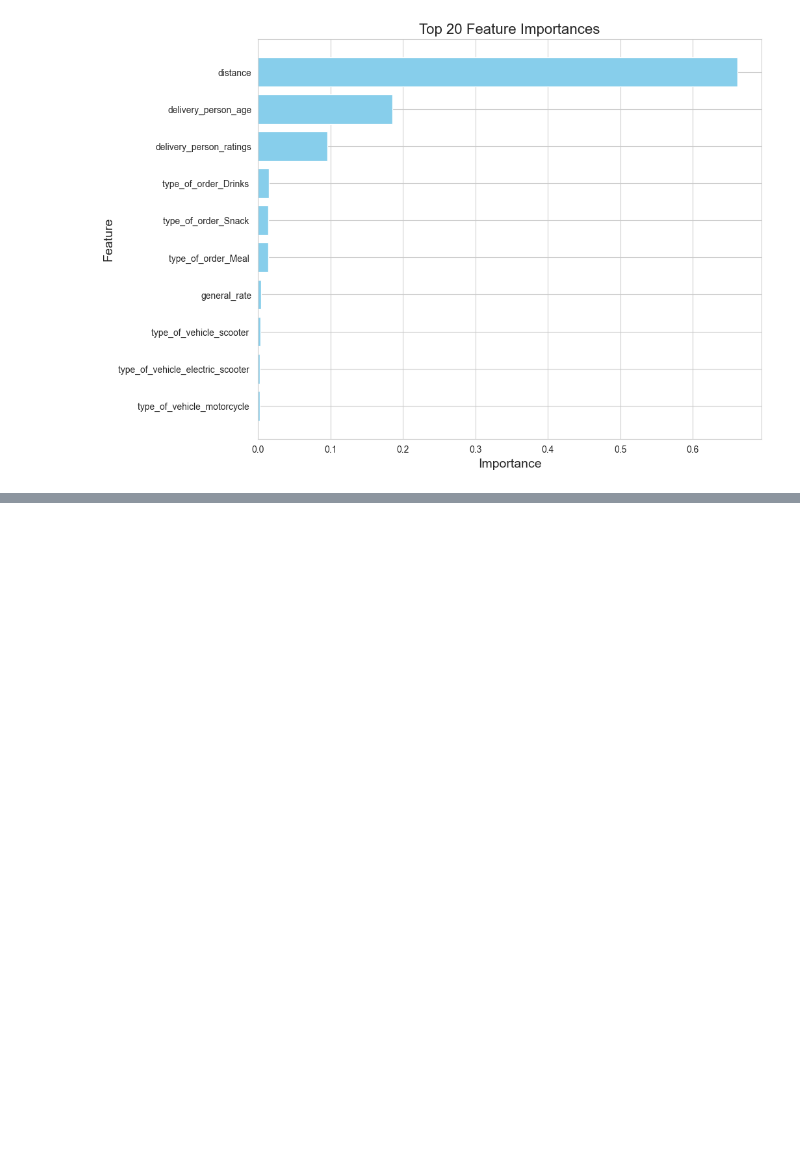
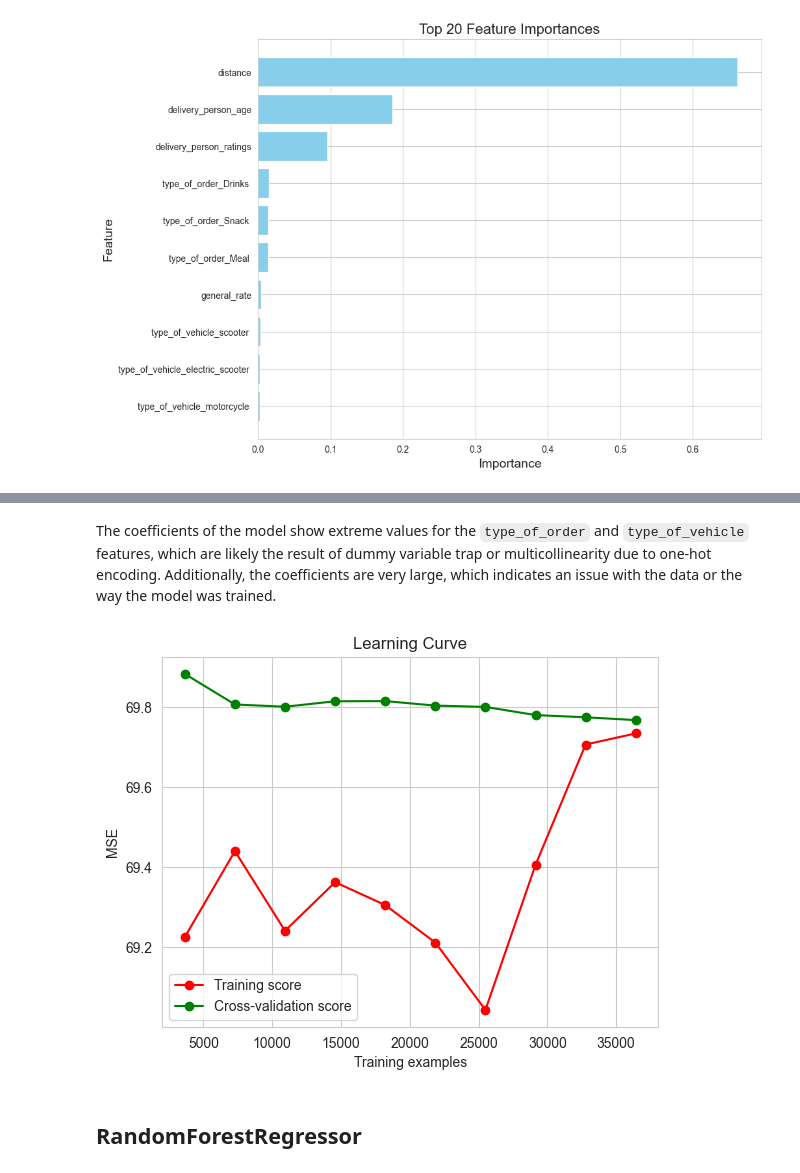
Before and after one commit to MrRezamo/Food_Delivery_Time_Prediction, a Jupyter notebook: Project/Main_Project.ipynb, the cells around one changed output, grey strips where cells are left out. Saved outputs shown, nothing was run; the diff lists cells and outputs as text; code cells hidden in the pictures; blank space fills up the shorter version.

```diff
--- a/Project/Main_Project.ipynb
+++ b/Project/Main_Project.ipynb
@@ -485,0 +626,21 @@ train_and_plot_feature_importances(df, 'time_taken(min)', categorical_columns)
+# %% [markdown]
+The coefficients of the model show extreme values for the `type_of_order` and `type_of_vehicle` features, which are likely the result of dummy variable trap or multicollinearity due to one-hot encoding. Additionally, the coefficients are very large, which indicates an issue with the data or the way the model was trained.
+# %%
+from sklearn.model_selection import learning_curve
+
+train_sizes, train_scores, test_scores = learning_curve(
+    model_pipeline, X, y, train_sizes=np.linspace(0.1, 1.0, 10), cv=5, scoring='neg_mean_squared_error')
+
+train_scores_mean = -train_scores.mean(axis=1)
+test_scores_mean = -test_scores.mean(axis=1)
+plt.plot(train_sizes, train_scores_mean, 'o-', color="r", label="Training score")
+plt.plot(train_sizes, test_scores_mean, 'o-', color="g", label="Cross-validation score")
+plt.xlabel("Training examples")
+plt.ylabel("MSE")
+plt.title("Learning Curve")
+plt.legend(loc="best")
+plt.show()
+# %% [output]
+[figure, added]
+# %% [markdown]
+## RandomForestRegressor
```
Also changed, not shown: parts of 36 cells of this notebook.
